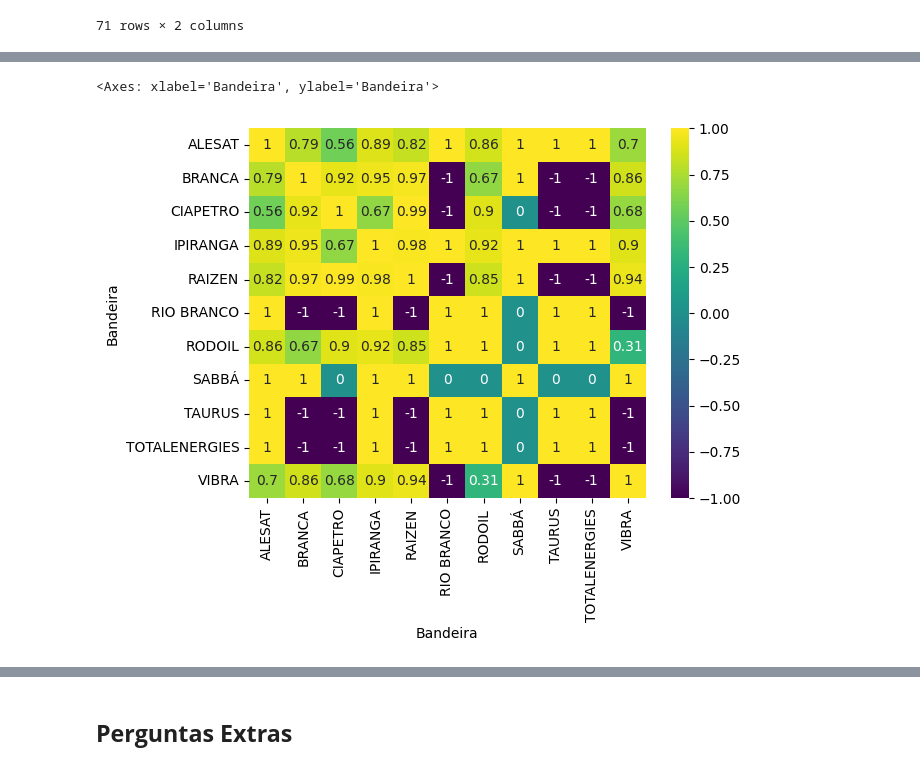
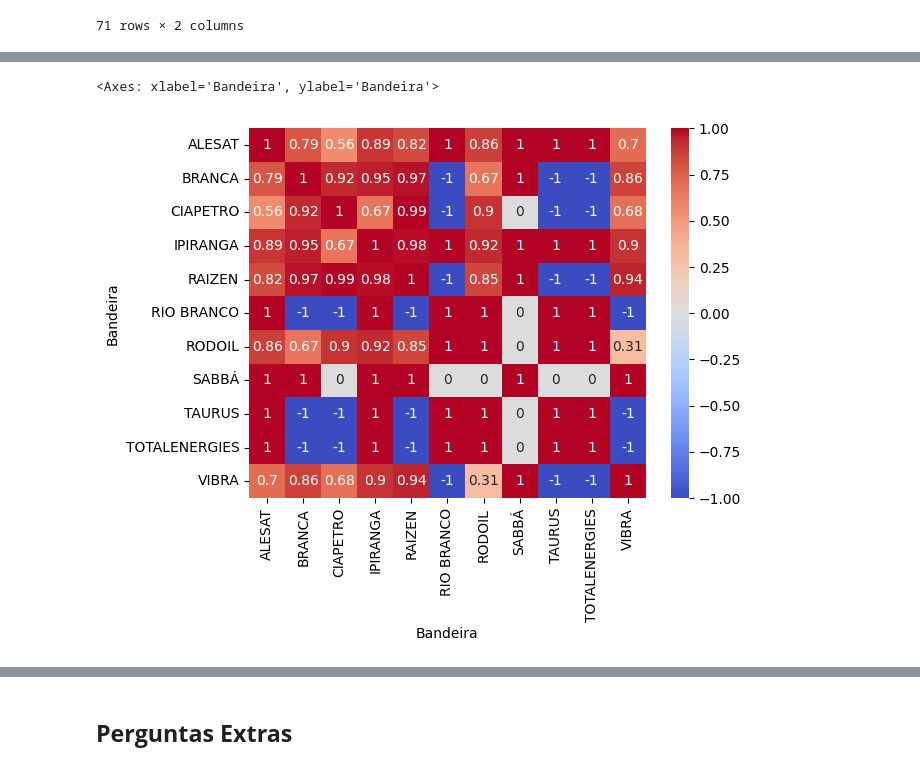
Before and after one commit to arthurlorran1/Projeto-4, a Jupyter notebook: notebook.ipynb, the cells around one changed output, grey strips where cells are left out. Cells and saved outputs as stored; diff of their text form; code cells hidden in the pictures.

```diff
--- a/notebook.ipynb
+++ b/notebook.ipynb
@@ -560,0 +567,4 @@ gp6G = gp6G.unstack(level='Bandeira')
+# %%
+gp6G = gp6['GASOLINA']
+gp6G = gp6G.unstack().dropna(axis=1, how='all')
+gp6G
@@ -616,5 +619,5 @@ sns.heatmap(gp6EC, annot=True, cmap="viridis")
 # %%
-sns.heatmap(gp6GC, annot=True, cmap="viridis")
+sns.heatmap(gp6GC, annot=True, cmap="coolwarm")
 # %% [output]
 <Axes: xlabel='Bandeira', ylabel='Bandeira'>
-[figure, old version]
+[figure, new version]
```
Also changed, not shown: parts of 10 cells of this notebook, 13 other files.
